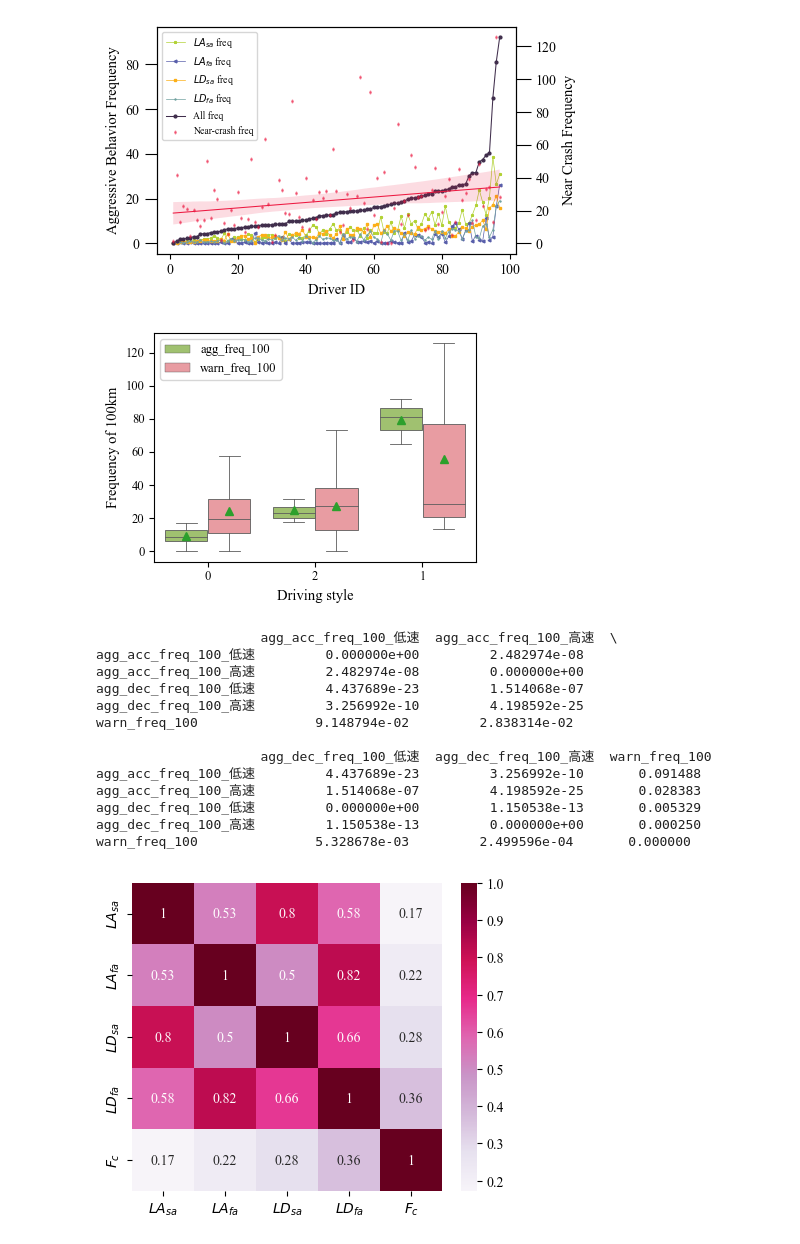
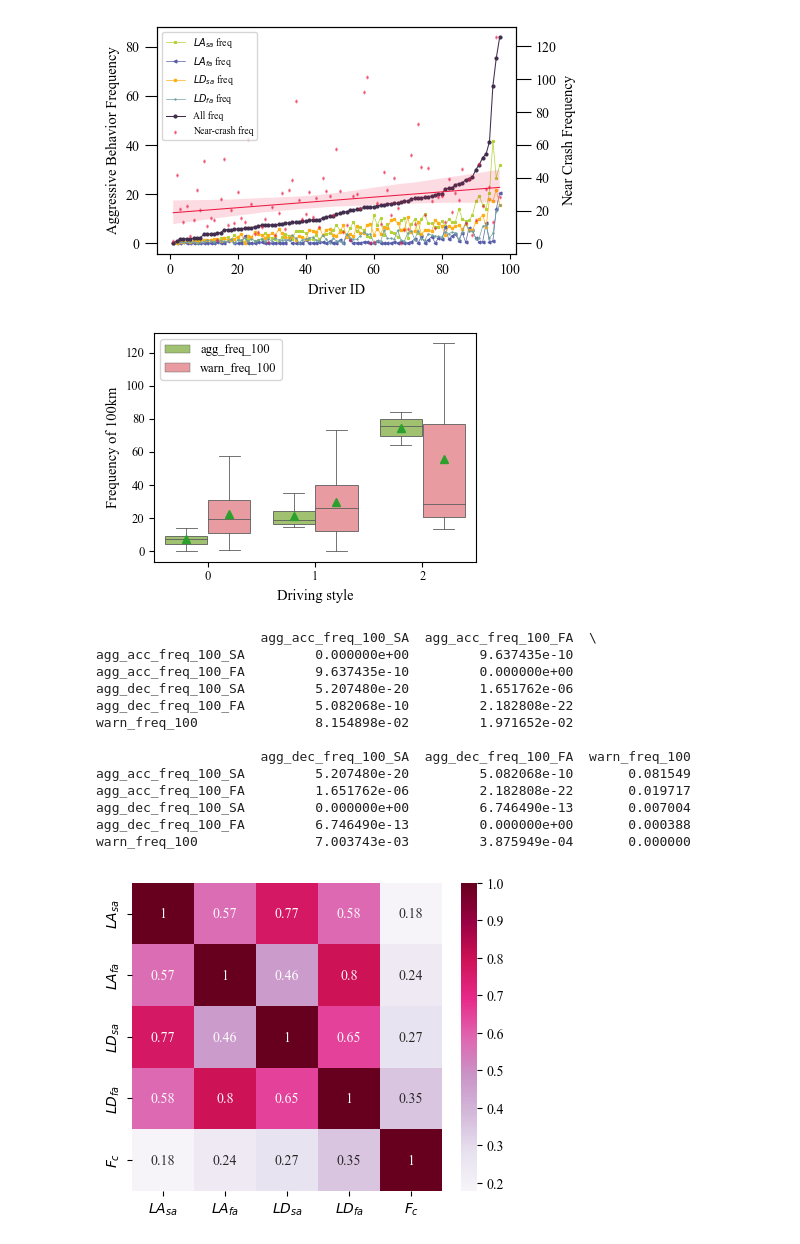
Before and after one commit to ZhangJianhua0728/GpsDataProcess, a Jupyter notebook: Main_激进加减速度事件统计.ipynb, the cells around one changed output. Saved outputs shown, nothing was run; the diff lists cells and outputs as text; code cells hidden in the pictures.

```diff
--- a/Main_激进加减速度事件统计.ipynb
+++ b/Main_激进加减速度事件统计.ipynb
@@ -40,10 +102,10 @@ acc_agg_statis = acc_agg_statis.rename(columns={'phone_':'phone'})
 acc_agg_statis = acc_agg_statis.fillna(0)
 # %%
 # 对驾驶人激进制动事件进行统计
-dec_agg_statis = dec_agg_data.groupby(['phone','Velocity_Level'])['phone'].count()
+dec_agg_statis = dec_agg_data.groupby(['phone','label'])['phone'].count()
 dec_agg_statis.name = 'agg_dec_count'
 dec_agg_statis = dec_agg_statis.reset_index()
-dec_agg_statis = dec_agg_statis.pivot(index='phone', columns='Velocity_Level').reset_index()
+dec_agg_statis = dec_agg_statis.pivot(index='phone', columns='label').reset_index()
 dec_agg_statis.columns = dec_agg_statis.columns.map('_'.join)
 dec_agg_statis = dec_agg_statis.rename(columns={'phone_':'phone'})
 dec_agg_data = dec_agg_data.fillna(0)
@@ -52,8 +114,8 @@ dec_agg_data = dec_agg_data.fillna(0)
 agg_event_statis = pd.merge(acc_agg_statis,dec_agg_statis,how='outer',on='phone')
 all_event_statis = pd.merge(all_event_statis,agg_event_statis,how='left',on='phone')
 # %%
-warn_statis = pd.read_excel('data/告警数据/驾驶人告警事件统计结果.xlsx')
+warn_statis = pd.read_excel('../GpsData/BasicData/告警数据/驾驶人告警事件统计结果.xlsx')
 all_warn_statis = pd.merge(all_event_statis,warn_statis[['车牌','碰撞预警','车距过近']],on='车牌',how='left')
 # %%
-mileage_statis = pd.read_excel('data/驾驶人里程数据/驾驶人行驶里程.xlsx')
+mileage_statis = pd.read_excel('../GpsData/BasicData//驾驶人里程数据/驾驶人行驶里程.xlsx')
 all_warn_statis = pd.merge(all_warn_statis, mileage_statis,on='phone',how='left')
@@ -60,46 +138,46 @@ all_warn_statis = pd.merge(all_warn_statis, mileage_statis,on='phone',how='left'
 # %%
 all_warn_statis['warn_freq_100'] = all_warn_statis['车距过近']/all_warn_statis['mileage']*100
-all_warn_statis['agg_acc_freq_100_低速'] = all_warn_statis['agg_acc_count_低速'] /all_warn_statis['mileage']*100
-all_warn_statis['agg_acc_freq_100_高速'] = all_warn_statis['agg_acc_count_高速'] /all_warn_statis['mileage']*100
-all_warn_statis['agg_dec_freq_100_低速'] = all_warn_statis['agg_dec_count_低速'] /all_warn_statis['mileage']*100
-all_warn_statis['agg_dec_freq_100_高速'] = all_warn_statis['agg_dec_count_高速'] /all_warn_statis['mileage']*100
+all_warn_statis['agg_acc_freq_100_SA'] = all_warn_statis['agg_acc_count_SA'] /all_warn_statis['mileage']*100
+all_warn_statis['agg_acc_freq_100_FA'] = all_warn_statis['agg_acc_count_FA'] /all_warn_statis['mileage']*100
+all_warn_statis['agg_dec_freq_100_SA'] = all_warn_statis['agg_dec_count_SA'] /all_warn_statis['mileage']*100
+all_warn_statis['agg_dec_freq_100_FA'] = all_warn_statis['agg_dec_count_FA'] /all_warn_statis['mileage']*100
 all_warn_statis = all_warn_statis.fillna(0)
-all_warn_statis['agg_acc_freq_100'] = all_warn_statis['agg_acc_freq_100_低速']+all_warn_statis['agg_acc_freq_100_高速']
-all_warn_statis['agg_dec_freq_100'] = all_warn_statis['agg_dec_freq_100_低速']+ all_warn_statis['agg_dec_freq_100_高速']
+all_warn_statis['agg_acc_freq_100'] = all_warn_statis['agg_acc_freq_100_SA']+all_warn_statis['agg_acc_freq_100_FA']
+all_warn_statis['agg_dec_freq_100'] = all_warn_statis['agg_dec_freq_100_SA']+ all_warn_statis['agg_dec_freq_100_FA']
 all_warn_statis['agg_freq_100'] = all_warn_statis['agg_acc_freq_100']+ all_warn_statis['agg_dec_freq_100']
 all_warn_statis = all_warn_statis.sort_values('agg_freq_100',ascending=True).reset_index(drop=True)
 all_warn_statis['id'] = [i+1 for i in range(len(all_warn_statis))]
 # %%
 import matplotlib.pyplot as plt
 import seaborn as sns
 plt.rc('font',family='Times New Roman')
 fig, ax = plt.subplots(figsize=(5, 3))
 
-ax.plot(all_warn_statis['id'], all_warn_statis['agg_acc_freq_100_低速'],'-*', color='#b2d235', linewidth=0.5, label='$LA_{sa}$ freq', markersize=2)
-ax.plot(all_warn_statis['id'], all_warn_statis['agg_acc_freq_100_高速'],'-<', color='#585eaa', linewidth=0.5, label='$LA_{fa}$ freq', markersize=2)
-ax.plot(all_warn_statis['id'], all_warn_statis['agg_dec_freq_100_低速'],'-s', color='#fcaf17', linewidth=0.5, label='$LD_{sa}$ freq', markersize=2)
-ax.plot(all_warn_statis['id'], all_warn_statis['agg_dec_freq_100_高速'],'-+', color='#70a19f', linewidth=0.5, label='$LD_{fa}$ freq', markersize=2)
+ax.plot(all_warn_statis['id'], all_warn_statis['agg_acc_freq_100_SA'],'-*', color='#b2d235', linewidth=0.5, label='$LA_{sa}$ freq', markersize=2)
+ax.plot(all_warn_statis['id'], all_warn_statis['agg_acc_freq_100_FA'],'-<', color='#585eaa', linewidth=0.5, label='$LA_{fa}$ freq', markersize=2)
+ax.plot(all_warn_statis['id'], all_warn_statis['agg_dec_freq_100_SA'],'-s', color='#fcaf17', linewidth=0.5, label='$LD_{sa}$ freq', markersize=2)
+ax.plot(all_warn_statis['id'], all_warn_statis['agg_dec_freq_100_FA'],'-+', color='#70a19f', linewidth=0.5, label='$LD_{fa}$ freq', markersize=2)
 ax.plot(all_warn_statis['id'], all_warn_statis['agg_freq_100'], '-o', linewidth=0.75, color='#402e4c', label='All freq', markersize=2)
 ax.set_xlabel('Driver ID',fontsize=10.5)
 ax.set_ylabel('Aggressive Behavior Frequency',fontsize=10.5)
 ax.tick_params('y', size=9)
 
 # 创建第二个轴对象
 ax2 = ax.twinx()
 sns.regplot(data = all_warn_statis, x='id',y ='warn_freq_100',color='#ed1941',marker='d',scatter_kws={'s':2,'alpha':0.5},line_kws={'lw':0.75},label='Near-crash freq')
 # 绘制第二个数据集（右轴）
 ax2.set_ylabel('Near Crash Frequency',fontsize=10.5)
 ax2.tick_params('y',size=10.5)
 # 添加图例
 lines, labels = ax.get_legend_handles_labels()
 lines2, labels2 = ax2.get_legend_handles_labels()
 ax2.legend(lines + lines2, labels + labels2, loc='best', fontsize=7)
 
 # plt.grid(linestyle='--', linewidth=0.5,alpha=0.5)
 plt.tight_layout()
-plt.savefig('figure/驾驶员激进加速制动事件排名.pdf')
+plt.savefig('../GpsFigure/激进行为安全评估/驾驶员激进加速制动事件排名.pdf')
 # %% [output]
-[figure, old version]
+[figure, new version]
 # %%
 import pandas as pd
 import numpy as np
@@ -130,14 +208,14 @@ custom_palette = sns.color_palette(['#a3cf62', '#f58f98'])  # 使用十六进制
 # %%
 plt.figure(figsize=(4,3))
 sns.boxplot(x="cluster", y="Value", hue="Column",
-               data=merged_df,palette=custom_palette, linewidth=0.6, order=[0,2,1],showfliers=False,showmeans=True, medianprops={'visible': True})
+               data=merged_df,palette=custom_palette, linewidth=0.6, order=[0,1,2],showfliers=False,showmeans=True, medianprops={'visible': True})
 plt.xlabel('Driving style',fontsize=10.5)
 plt.xticks(fontsize=9)
 plt.ylabel('Frequency of 100km', fontsize=10.5)
 plt.yticks(fontsize=9)
 plt.legend(fontsize=9, loc= 'upper left')
 plt.tight_layout()
-plt.savefig('./figure/驾驶员激进驾驶行为与碰撞预警箱型图.pdf')
+plt.savefig('../GpsFigure/激进行为安全评估/驾驶员激进驾驶行为与碰撞预警箱型图.pdf')
 # %% [output]
-[figure, old version]
+[figure, new version]
 # %%
@@ -149,15 +227,15 @@ import seaborn as sns
 import matplotlib.pyplot as plt
 
 # 假设你的DataFrame为df，包含四列数据：'col1', 'col2', 'col3', 'col4'
-corr_matrix = all_warn_statis[['agg_acc_freq_100_低速','agg_acc_freq_100_高速','agg_dec_freq_100_低速','agg_dec_freq_100_高速','warn_freq_100']].corr()
+corr_matrix = all_warn_statis[['agg_acc_freq_100_SA','agg_acc_freq_100_FA','agg_dec_freq_100_SA','agg_dec_freq_100_FA','warn_freq_100']].corr()
 
 # 计算相关系数矩阵和显著性矩阵
 corr_values = corr_matrix.values
 p_values = corr_matrix.copy()
 
 # 遍历相关系数矩阵的行列索引
-for i, col1 in enumerate(['agg_acc_freq_100_低速','agg_acc_freq_100_高速','agg_dec_freq_100_低速','agg_dec_freq_100_高速','warn_freq_100']):
-    for j, col2 in enumerate(['agg_acc_freq_100_低速','agg_acc_freq_100_高速','agg_dec_freq_100_低速','agg_dec_freq_100_高速','warn_freq_100']):
+for i, col1 in enumerate(['agg_acc_freq_100_SA','agg_acc_freq_100_FA','agg_dec_freq_100_SA','agg_dec_freq_100_FA','warn_freq_100']):
+    for j, col2 in enumerate(['agg_acc_freq_100_SA','agg_acc_freq_100_FA','agg_dec_freq_100_SA','agg_dec_freq_100_FA','warn_freq_100']):
         if i != j:
             # 计算相关系数和显著性
             coef, p_value = pearsonr(all_warn_statis[col1], all_warn_statis[col2])
@@ -172,22 +250,22 @@ fig,ax = plt.subplots(figsize=(5,4))
 # sns.heatmap(corr_values, annot=p_values, cmap='coolwarm', fmt=".3f", center=0, linewidth=0.5)
 sns.heatmap(corr_values, annot=True, cmap='PuRd', xticklabels=['$LA_{sa}$', '$LA_{fa}$', '$LD_{sa}$', '$LD_{fa}$' ,'$F_{c}$'],  # type: ignore
             yticklabels=['$LA_{sa}$', '$LA_{fa}$', '$LD_{sa}$', '$LD_{fa}$' ,'$F_{c}$']  , ax=ax, ) # type: ignore
-plt.savefig('./figure/碰撞预警与激进加速制动相关性.pdf')
+plt.savefig('../GpsFigure/激进行为安全评估//碰撞预警与激进加速制动相关性.pdf')
 # %% [output]
-                     agg_acc_freq_100_低速  agg_acc_freq_100_高速  \
-agg_acc_freq_100_低速         0.000000e+00         2.482974e-08
-agg_acc_freq_100_高速         2.482974e-08         0.000000e+00
-agg_dec_freq_100_低速         4.437689e-23         1.514068e-07
-agg_dec_freq_100_高速         3.256992e-10         4.198592e-25
-warn_freq_100               9.148794e-02         2.838314e-02
+                     agg_acc_freq_100_SA  agg_acc_freq_100_FA  \
+agg_acc_freq_100_SA         0.000000e+00         9.637435e-10
+agg_acc_freq_100_FA         9.637435e-10         0.000000e+00
+agg_dec_freq_100_SA         5.207480e-20         1.651762e-06
+agg_dec_freq_100_FA         5.082068e-10         2.182808e-22
+warn_freq_100               8.154898e-02         1.971652e-02
 
-                     agg_dec_freq_100_低速  agg_dec_freq_100_高速  warn_freq_100
-agg_acc_freq_100_低速         4.437689e-23         3.256992e-10       0.091488
-agg_acc_freq_100_高速         1.514068e-07         4.198592e-25       0.028383
-agg_dec_freq_100_低速         0.000000e+00         1.150538e-13       0.005329
-agg_dec_freq_100_高速         1.150538e-13         0.000000e+00       0.000250
-warn_freq_100               5.328678e-03         2.499596e-04       0.000000
+                     agg_dec_freq_100_SA  agg_dec_freq_100_FA  warn_freq_100
+agg_acc_freq_100_SA         5.207480e-20         5.082068e-10       0.081549
+agg_acc_freq_100_FA         1.651762e-06         2.182808e-22       0.019717
+agg_dec_freq_100_SA         0.000000e+00         6.746490e-13       0.007004
+agg_dec_freq_100_FA         6.746490e-13         0.000000e+00       0.000388
+warn_freq_100               7.003743e-03         3.875949e-04       0.000000
-[figure, old version]
+[figure, new version]
 # %%
 import pandas as pd
 import matplotlib.pyplot as plt
```
Also changed, not shown: parts of 11 cells of this notebook, 2 other files.
